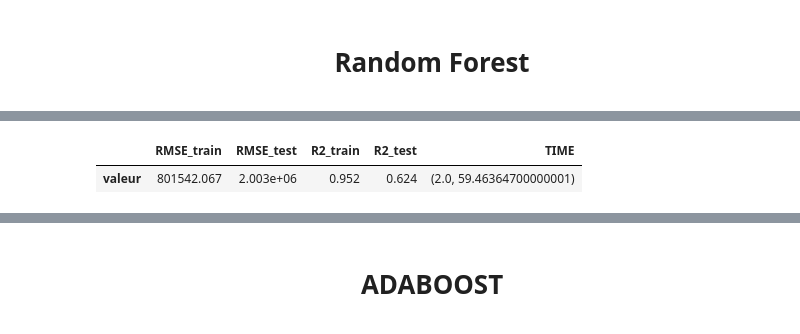
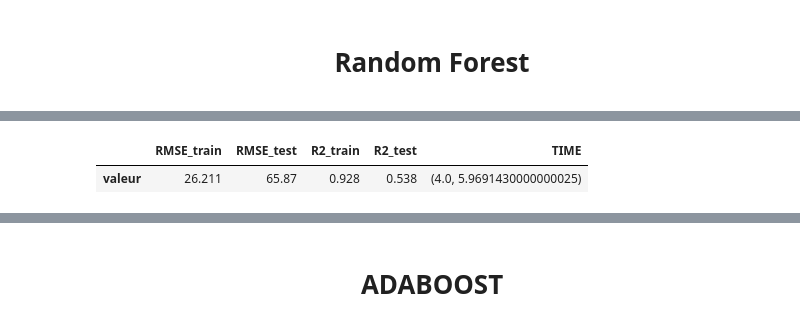
Before and after one commit to datanab/energy-consumption-prediction, a Jupyter notebook: Pélec_02_code.ipynb, the cells around one changed output, grey strips where cells are left out. Cells and saved outputs as stored; diff of their text form; code cells hidden in the pictures.

```diff
--- a/Pélec_02_code.ipynb
+++ b/Pélec_02_code.ipynb
@@ -332,8 +297,8 @@ cv_ridge.best_score_
 
 start_time = datetime.datetime.now()
 
-cv_lasso_params_ghg = {'alpha':[1300,1350,1400,1500,1700,1800]}
-cv_lasso_params_nrj = {'alpha':[1300,1350,1400,1500,1700,1800]}
+cv_lasso_params_ghg = {'alpha':np.logspace(-4,4,8)}
+cv_lasso_params_nrj = {'alpha':np.logspace(-4,4,8)}
 
 lasso_param_choice = {'lasso_ghg_emission':cv_lasso_params_ghg, 'lasso_energy_use':cv_lasso_params_nrj}
 
@@ -346,10 +311,13 @@ lasso = Lasso(alpha=cv_lasso.best_params_['alpha'], fit_intercept=True)
 lasso.fit(X_train_std, y_train)
 y_pred_train_lasso, y_pred_test_lasso = lasso.predict(X_train_std), lasso.predict(X_test_std)
 
+if (log):
+    y_pred_train_lasso, y_pred_test_lasso = [np.exp(x) for x in y_pred_train_lasso],[np.exp(x) for x in y_pred_test_lasso]
+
 end_time = datetime.datetime.now()
 
 time_lasso = get_time(start_time, end_time)
 
-show_metric(y_pred_train_lasso, y_train, y_pred_test_lasso, y_test, time_lasso)
+show_metric(y_pred_train_lasso, y_train, y_pred_test_lasso, y_test, time_lasso, log, True)
 # %% [output]
 |  | RMSE_train | RMSE_test | R2_train | R2_test | TIME |
@@ -371,8 +339,8 @@ cv_lasso.best_score_
 
 start_time = datetime.datetime.now()
 
-cv_elastic_params_ghg = {'alpha':[0.0001,0.001, 0.1, 1, 10],'l1_ratio':[0.00001,0.0001,0.001, 0.01, 0.1, 1]}
-cv_elastic_params_nrj = {'alpha':[0.0001,0.001, 0.1, 1, 10],'l1_ratio':[0.0000001,0.00001,0.0001,0.001, 0.01, 0.1, 1]}
+cv_elastic_params_ghg = {'alpha':np.logspace(-4,4,8),'l1_ratio':np.logspace(-4,4,8)}
+cv_elastic_params_nrj = {'alpha':np.logspace(-4,4,8),'l1_ratio':np.logspace(-4,4,8)}
 
 elastic_param_choice = {'elastic_ghg_emission':cv_elastic_params_ghg,'elastic_energy_use':cv_elastic_params_nrj}
 
@@ -386,9 +354,12 @@ elastic = ElasticNet(alpha = cv_elastic.best_params_['alpha'], l1_ratio = cv_ela
 elastic.fit(X_train_std, y_train)
 y_pred_train_elastic, y_pred_test_elastic = elastic.predict(X_train_std), elastic.predict(X_test_std)
 
+if (log):
+    y_pred_train_elastic, y_pred_test_elastic = [np.exp(x) for x in y_pred_train_elastic],[np.exp(x) for x in y_pred_test_elastic]
+
 end_time = datetime.datetime.now()
 
 time_elastic = get_time(start_time, end_time)
-show_metric(y_pred_train_elastic, y_train, y_pred_test_elastic, y_test, time_elastic)
+show_metric(y_pred_train_elastic, y_train, y_pred_test_elastic, y_test, time_elastic, log, True)
 # %% [output]
 |  | RMSE_train | RMSE_test | R2_train | R2_test | TIME |
@@ -408,8 +379,8 @@ cv_elastic.best_score_
 # %%
 start_time = datetime.datetime.now()
 
-cv_svr_params_ghg = {'C' : [10000, 100000, 10**6]}
-cv_svr_params_nrj = {'C' : [10000, 100000, 100000, 10**6]}
+cv_svr_params_ghg = {'C' : [0.0001,0.001,0.1,1]}
+cv_svr_params_nrj = {'C' : [0.1,1]}
 
 svr_param_choice = {'svr_ghg_emission':cv_svr_params_ghg, 'svr_energy_use':cv_svr_params_nrj}
 
@@ -423,9 +394,12 @@ svr = SVR(kernel = 'linear', C=cv_svr.best_params_["C"])
 svr.fit(X_train_std, y_train)
 y_pred_train_svr, y_pred_test_svr = svr.predict(X_train_std), svr.predict(X_test_std)
 
+if (log):
+    y_pred_train_svr, y_pred_test_svr = [np.exp(x) for x in y_pred_train_svr],[np.exp(x) for x in y_pred_test_svr]
+
 end_time = datetime.datetime.now()
 
 time_svr = get_time(start_time, end_time)
-show_metric(y_pred_train_svr, y_train, y_pred_test_svr, y_test, time_svr)
+show_metric(y_pred_train_svr, y_train, y_pred_test_svr, y_test, time_svr, True, True)
 # %% [output]
 |  | RMSE_train | RMSE_test | R2_train | R2_test | TIME |
@@ -506,31 +472,36 @@ print(X_train_std_2.shape,X_test_std_2.shape )
 # %%
 start_time = datetime.datetime.now()
 
-cv_rfr_params_ghg = {'n_estimators':[10,20,30,40],'max_depth':[5,10,15,20],'min_samples_leaf':[2,4,8],'min_samples_split':[4,8,12]}
-cv_rfr_params_nrj = {'n_estimators':[10,20,30,40],'max_depth':[5,10,15,20],'min_samples_leaf':[4,8,10,20],'min_samples_split':[2,4,8,12,14,16]}
+cv_rfr_params_ghg = {'n_estimators':[10,20,30,40],'max_depth':[20,50,70,90],'min_samples_leaf':[2,4,8],'min_samples_split':[4,8,12]}
+cv_rfr_params_nrj = {'n_estimators':[50,60,70],'max_depth':[5,10,20],'min_samples_leaf':[2,4,8,10,20],'min_samples_split':[10,20,50]}
 
-rfr_param_choice = {'rfr_ghg_emission' : cv_rfr_params_ghg, 'rfr_energy_use' : cv_rfr_params_nrj}
+rfr_param_choice = {'rfr_ghg_emission':cv_rfr_params_ghg, 'rfr_energy_use':cv_rfr_params_nrj}
 
 cv_rfr_params = rfr_param_choice['rfr_' + exp_variable]
 
 cv_rfr = GridSearchCV(RandomForestRegressor(), cv_rfr_params, cv=5, scoring='neg_root_mean_squared_error')
 
 # cv_rfr.fit(X_train_std_2, y_train)
 cv_rfr.fit(X_train_std, y_train)
 
 rfr = RandomForestRegressor(n_estimators = cv_rfr.best_params_['n_estimators'], max_depth = cv_rfr.best_params_['max_depth'])
 
 rfr.fit(X_train_std, y_train)
 # y_pred_train_rfr, y_pred_test_rfr = rfr.predict(X_train_std_2), rfr.predict(X_test_std_2)
 y_pred_train_rfr, y_pred_test_rfr = rfr.predict(X_train_std), rfr.predict(X_test_std)
 
 end_time = datetime.datetime.now()
 
 time_rfr = get_time(start_time, end_time)
-show_metric(y_pred_train_rfr, y_train, y_pred_test_rfr, y_test, time_rfr)
+
+if (log):
+    y_pred_train_rfr, y_pred_test_rfr = [np.exp(x) for x in y_pred_train_rfr],[np.exp(x) for x in y_pred_test_rfr]
+
+show_metric(y_pred_train_rfr, y_train, y_pred_test_rfr, y_test, time_rfr, log, True)
+# display(adjusted_r2([np.exp(x) for x in y_test],y_pred_test_rfr, X.shape[0], X.shape[1]))
 # %% [output]
 |  | RMSE_train | RMSE_test | R2_train | R2_test | TIME |
-| valeur | 801542.067 | 2.003e+06 | 0.952 | 0.624 | (2.0, 59.46364700000001) |
+| valeur | 26.211 | 65.87 | 0.928 | 0.538 | (4.0, 5.9691430000000025) |
 # %%
 cv_rfr.best_params_
 # %% [output]
```
Also changed, not shown: parts of 75 cells of this notebook, 1 other file.
